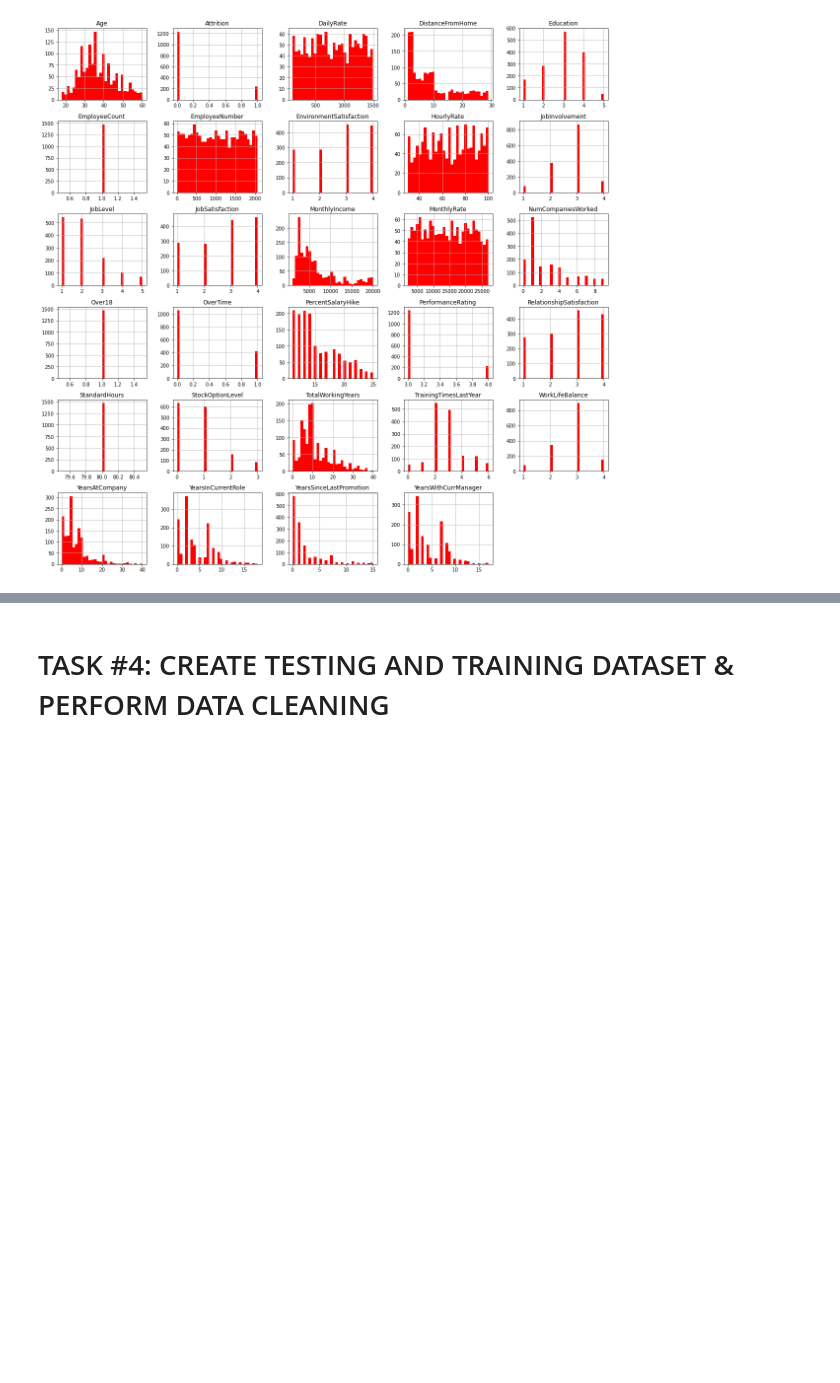
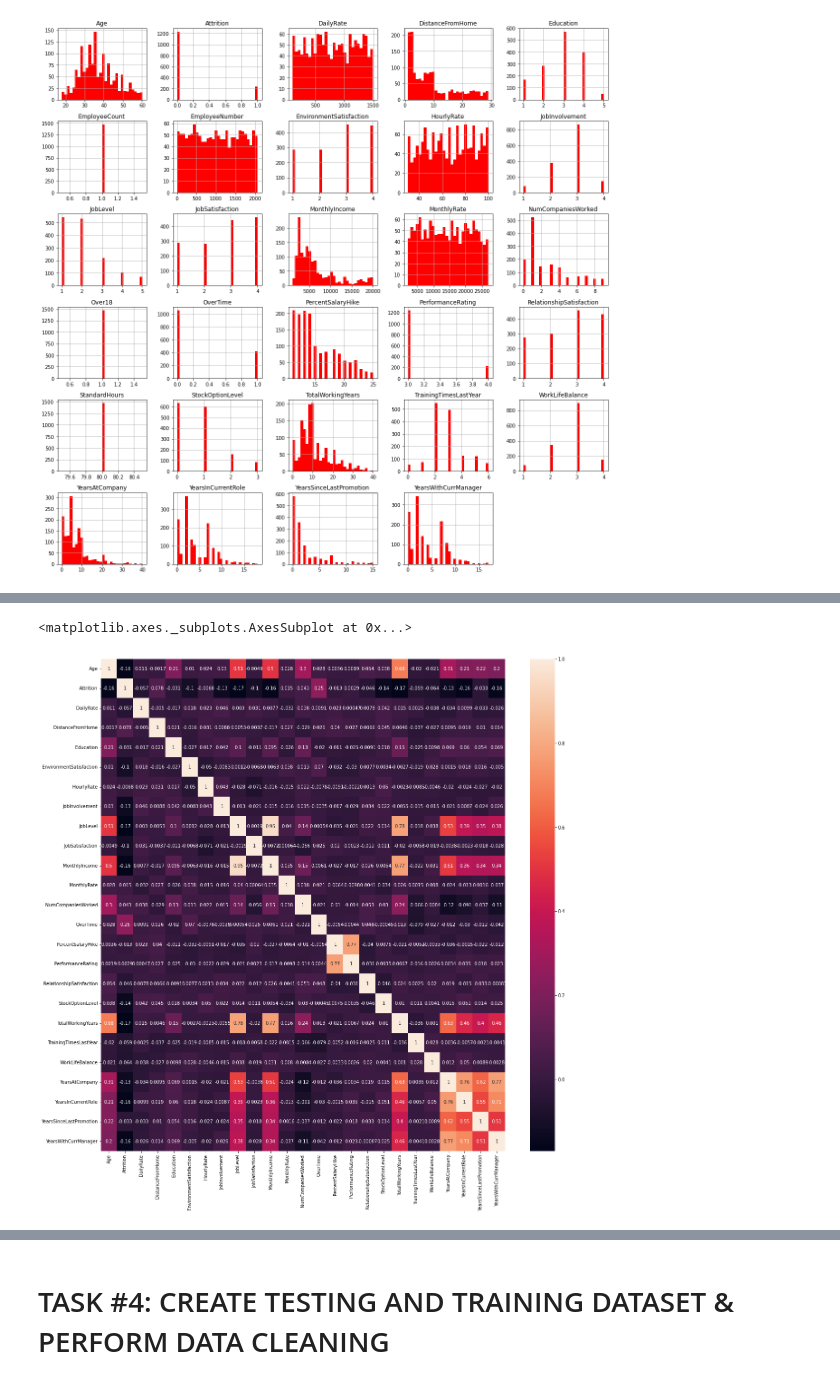
Before and after one commit to realize1103/DataScienceForBusiness, a Jupyter notebook: Human_Resources_Department_Skeleton.ipynb, the cells around one changed output, grey strips where cells are left out. Drawn from its saved outputs; the diff is of its cells as text; code cells hidden in the pictures; blank space fills up the shorter version.

```diff
--- a/Human_Resources_Department_Skeleton.ipynb
+++ b/Human_Resources_Department_Skeleton.ipynb
@@ -229,6 +243,11 @@ left_df.describe()
 # %%
-
+correlations = employee_df.corr()
+f, ax = plt.subplots(figsize = (20,20))
+sns.heatmap(correlations, annot = True)
 # Job level is strongly correlated with total working hours
 # Monthly income is strongly correlated with Job level
 # Monthly income is strongly correlated with total working hours
-# Age is stongly correlated with monthly income
+# Age is strongly correlated with monthly income
+# %% [output]
+<matplotlib.axes._subplots.AxesSubplot at 0x...>
+[figure, added]
```
Also changed, not shown: parts of 7 cells of this notebook.
